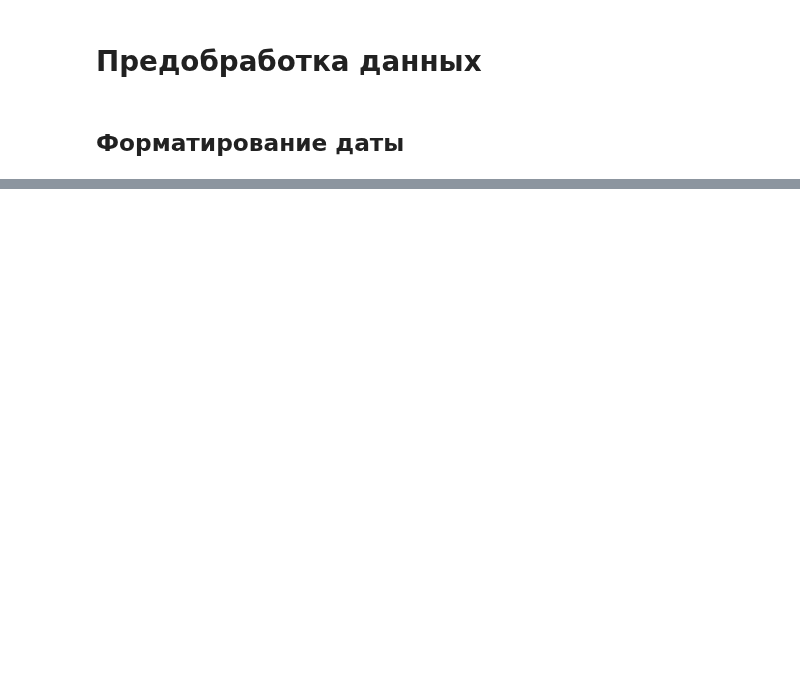
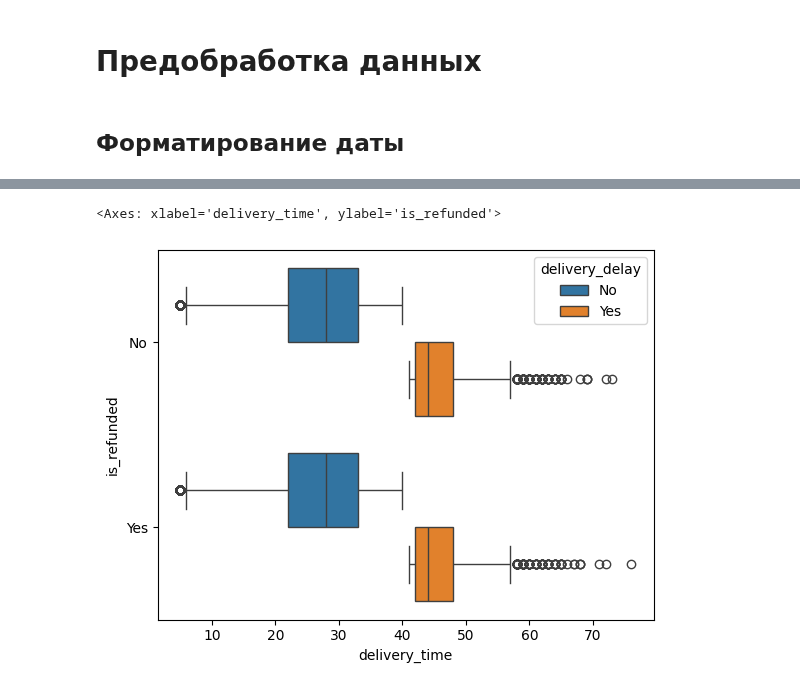
Before and after one commit to PigStep/ML-Delivery-Refund-Research, a Jupyter notebook: notebook/notebook.ipynb, the cells around one changed output, grey strips where cells are left out. Drawn from its saved outputs; the diff is of its cells as text; code cells hidden in the pictures; blank space fills up the shorter version.

```diff
--- a/notebook/notebook.ipynb
+++ b/notebook/notebook.ipynb
@@ -69,0 +78,5 @@ delivery_data.head()
+# %%
+sns.boxplot(delivery_data,x="delivery_time", y="is_refunded", hue="delivery_delay")
+# %% [output]
+<Axes: xlabel='delivery_time', ylabel='is_refunded'>
+[figure, added]
```
Also changed, not shown: parts of 4 cells of this notebook.
